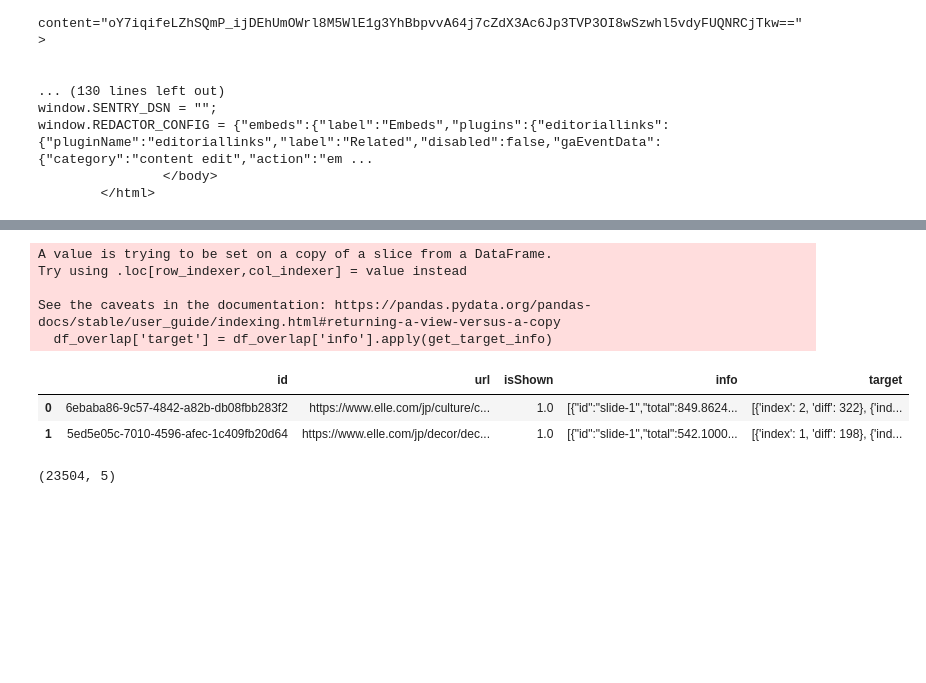
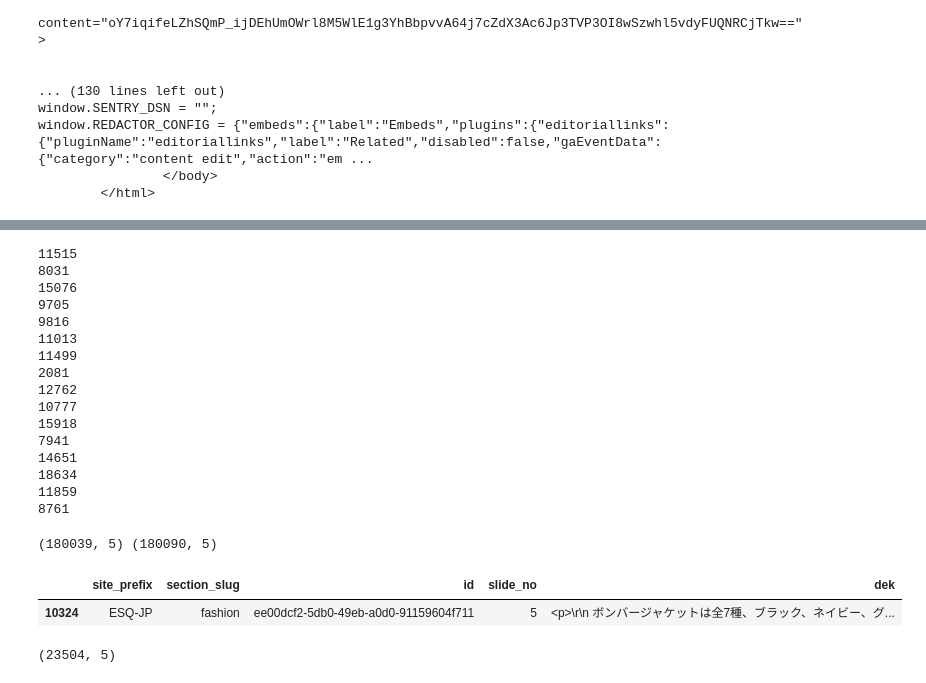
Before and after one commit to Hearst-yingwei-li/ads_detect, a Jupyter notebook: test.ipynb, the cells around one changed output, grey strips where cells are left out. Drawn from its saved outputs; the diff is of its cells as text; code cells hidden in the pictures; blank space fills up the shorter version.

```diff
--- a/test.ipynb
+++ b/test.ipynb
@@ -57,3 +123,38 @@ print(df_overlap.shape)
+# %%
+root_path = Path('./temp_batch')
+csv_files = list(root_path.rglob("batch_output_*.csv"))
+
+# Read and concatenate CSVs
+dataframes = []
+for file in csv_files:
+    try:
+        df = pd.read_csv(file)
+        print(df.shape[0])
+    except Exception as e:
+        print(f"Failed to read {file}: {e}")
+# %% [output]
+11515
+8031
+15076
+9705
+9816
+11013
+11499
+2081
+12762
+10777
+15918
+7941
+14651
+18634
+11859
+8761
+# %%
+old = pd.read_csv('output_202507141400_latest.csv')
+new = pd.read_csv('output_202507141400.csv')
+print(old.shape,new.shape)
+# %% [output]
+(180039, 5) (180090, 5)
 # %%
 def get_target_info(str_info):
     slides_info = json.loads(str_info)
@@ -66,17 +167,13 @@ def get_target_info(str_info):
             result.append({'index':index,'diff':740 - total})
     return result
 # %%
-df_overlap['target'] = df_overlap['info'].apply(get_target_info)
-df_overlap.head(2)
+import pandas as pd
+test = pd.read_csv('batch_output_8.csv', encoding='utf8')
+temp = test[(test['id'] == 'ee00dcf2-5db0-49eb-a0d0-91159604f711') & (test['slide_no'] == 5)]
+temp
 # %% [output]
-A value is trying to be set on a copy of a slice from a DataFrame.
-Try using .loc[row_indexer,col_indexer] = value instead
-
-See the caveats in the documentation: https://pandas.pydata.org/pandas-docs/stable/user_guide/indexing.html#returning-a-view-versus-a-copy
-  df_overlap['target'] = df_overlap['info'].apply(get_target_info)
-|  | id | url | isShown | info | target |
-| 0 | 6ebaba86-9c57-4842-a82b-db08fbb283f2 | https://www.elle.com/jp/culture/c... | 1.0 | [{"id":"slide-1","total":849.8624... | [{'index': 2, 'diff': 322}, {'ind... |
-| 1 | 5ed5e05c-7010-4596-afec-1c409fb20d64 | https://www.elle.com/jp/decor/dec... | 1.0 | [{"id":"slide-1","total":542.1000... | [{'index': 1, 'diff': 198}, {'ind... |
+|  | site_prefix | section_slug | id | slide_no | dek |
+| 10324 | ESQ-JP | fashion | ee00dcf2-5db0-49eb-a0d0-91159604f711 | 5 | <p>\r\n ボンバージャケットは全7種、ブラック、ネイビー、グ... |
 # %%
 df_fix_target = df_overlap[df_overlap['target'].apply(lambda x: x != [])]
 df_fix_target.shape
```
Also changed, not shown: parts of 11 cells of this notebook, 5 other files.
